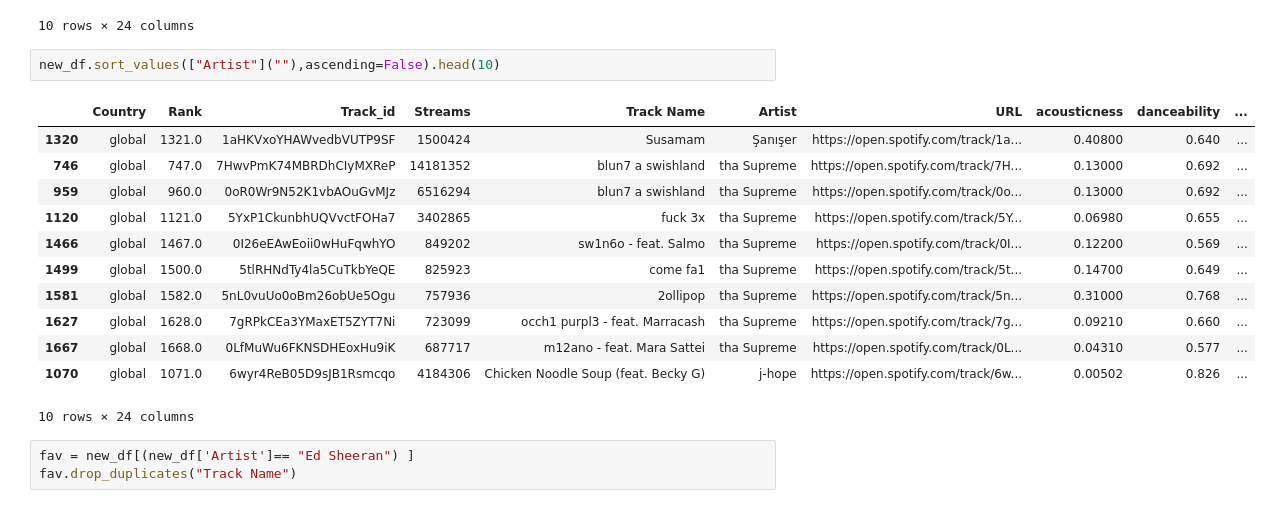
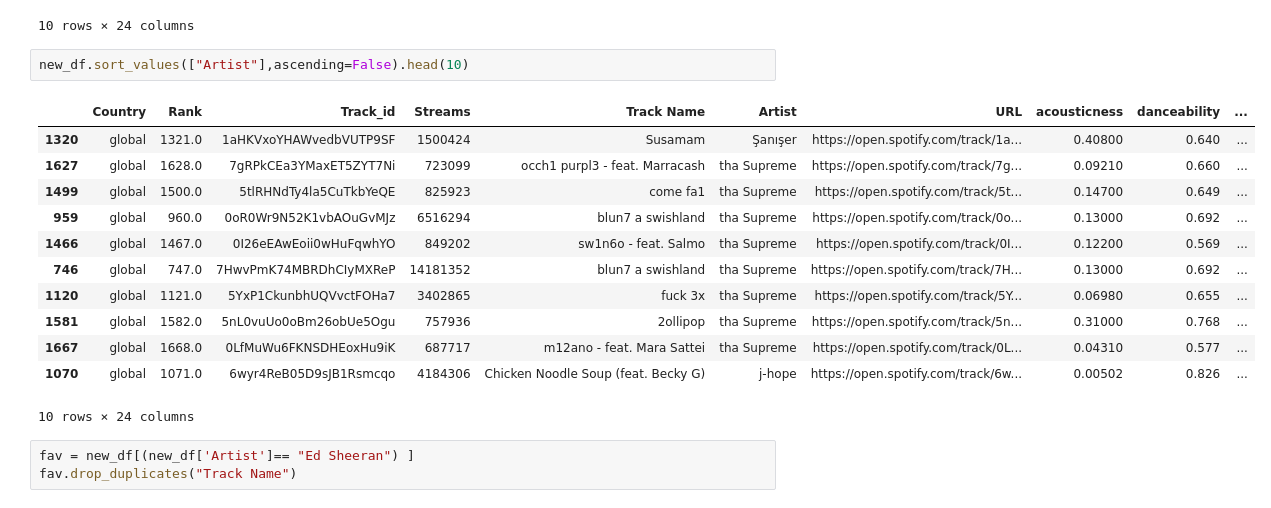
Before and after one commit to ankitpokhrel08/Samsung_Innovation, a Jupyter notebook: Learning/day26.ipynb, the cells around one changed output. Saved outputs shown, nothing was run; the diff lists cells and outputs as text.

```diff
--- a/Learning/day26.ipynb
+++ b/Learning/day26.ipynb
@@ -321,17 +325,17 @@ new_df.sort_values(["Streams"],ascending=False).head(10)
 | 9 | global | 10.0 | 6MWtB6iiXyIwun0YzU6DFP | 615519053 | Wow. | Post Malone | https://open.spotify.com/track/6M... | 0.1630 | 0.833 | ... |
 10 rows × 24 columns
 # %%
-new_df.sort_values(["Artist"](""),ascending=False).head(10)
+new_df.sort_values(["Artist"],ascending=False).head(10)
 # %% [output]
 |  | Country | Rank | Track_id | Streams | Track Name | Artist | URL | acousticness | danceability | ... |
 | 1320 | global | 1321.0 | 1aHKVxoYHAWvedbVUTP9SF | 1500424 | Susamam | Şanışer | https://open.spotify.com/track/1a... | 0.40800 | 0.640 | ... |
+| 1627 | global | 1628.0 | 7gRPkCEa3YMaxET5ZYT7Ni | 723099 | occh1 purpl3 - feat. Marracash | tha Supreme | https://open.spotify.com/track/7g... | 0.09210 | 0.660 | ... |
+| 1499 | global | 1500.0 | 5tlRHNdTy4la5CuTkbYeQE | 825923 | come fa1 | tha Supreme | https://open.spotify.com/track/5t... | 0.14700 | 0.649 | ... |
+| 959 | global | 960.0 | 0oR0Wr9N52K1vbAOuGvMJz | 6516294 | blun7 a swishland | tha Supreme | https://open.spotify.com/track/0o... | 0.13000 | 0.692 | ... |
+| 1466 | global | 1467.0 | 0I26eEAwEoii0wHuFqwhYO | 849202 | sw1n6o - feat. Salmo | tha Supreme | https://open.spotify.com/track/0I... | 0.12200 | 0.569 | ... |
 | 746 | global | 747.0 | 7HwvPmK74MBRDhCIyMXReP | 14181352 | blun7 a swishland | tha Supreme | https://open.spotify.com/track/7H... | 0.13000 | 0.692 | ... |
-| 959 | global | 960.0 | 0oR0Wr9N52K1vbAOuGvMJz | 6516294 | blun7 a swishland | tha Supreme | https://open.spotify.com/track/0o... | 0.13000 | 0.692 | ... |
 | 1120 | global | 1121.0 | 5YxP1CkunbhUQVvctFOHa7 | 3402865 | fuck 3x | tha Supreme | https://open.spotify.com/track/5Y... | 0.06980 | 0.655 | ... |
-| 1466 | global | 1467.0 | 0I26eEAwEoii0wHuFqwhYO | 849202 | sw1n6o - feat. Salmo | tha Supreme | https://open.spotify.com/track/0I... | 0.12200 | 0.569 | ... |
-| 1499 | global | 1500.0 | 5tlRHNdTy4la5CuTkbYeQE | 825923 | come fa1 | tha Supreme | https://open.spotify.com/track/5t... | 0.14700 | 0.649 | ... |
 | 1581 | global | 1582.0 | 5nL0vuUo0oBm26obUe5Ogu | 757936 | 2ollipop | tha Supreme | https://open.spotify.com/track/5n... | 0.31000 | 0.768 | ... |
-| 1627 | global | 1628.0 | 7gRPkCEa3YMaxET5ZYT7Ni | 723099 | occh1 purpl3 - feat. Marracash | tha Supreme | https://open.spotify.com/track/7g... | 0.09210 | 0.660 | ... |
 | 1667 | global | 1668.0 | 0LfMuWu6FKNSDHEoxHu9iK | 687717 | m12ano - feat. Mara Sattei | tha Supreme | https://open.spotify.com/track/0L... | 0.04310 | 0.577 | ... |
 | 1070 | global | 1071.0 | 6wyr4ReB05D9sJB1Rsmcqo | 4184306 | Chicken Noodle Soup (feat. Becky G) | j-hope | https://open.spotify.com/track/6w... | 0.00502 | 0.826 | ... |
 10 rows × 24 columns
```
Also changed, not shown: parts of 4 cells of this notebook, 3 other files.
